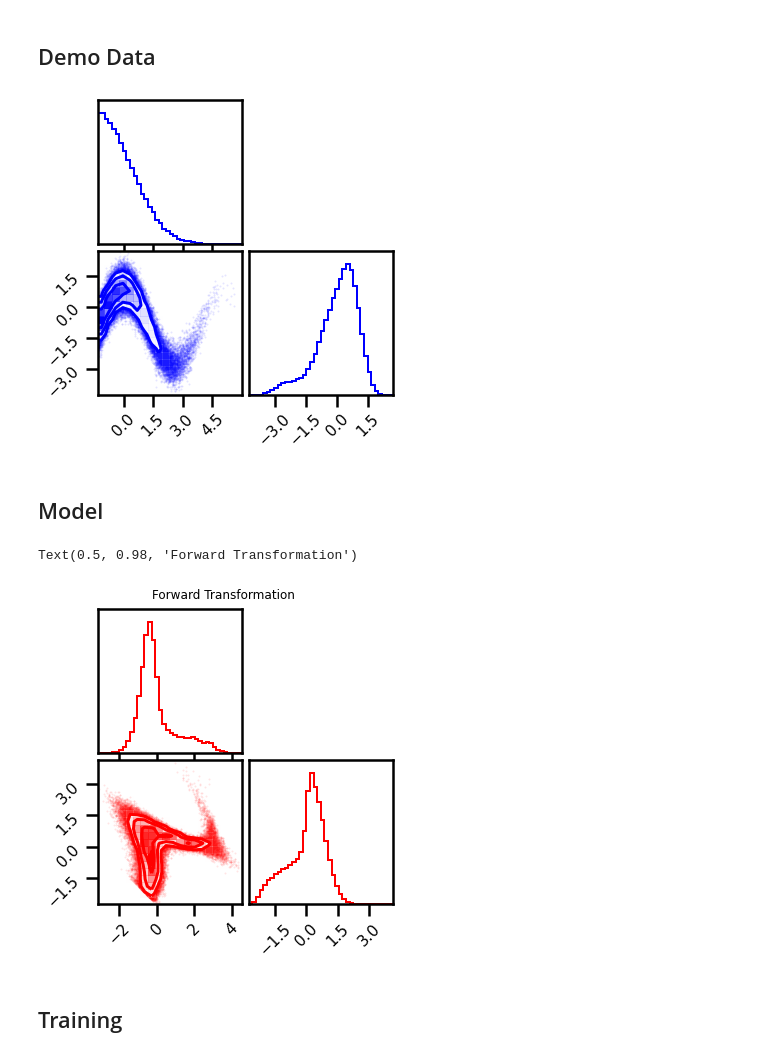
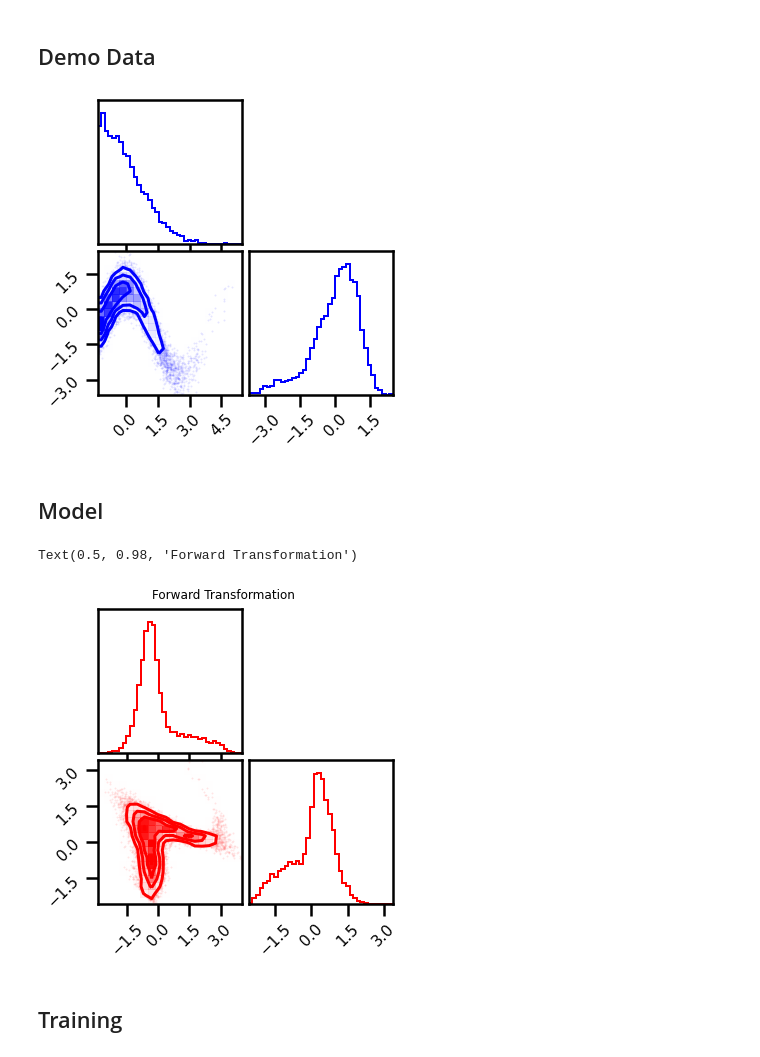
Before and after one commit to IPL-UV/rbig_jax, a Jupyter notebook: jupyterbook/content/iterative/demos/rbig_building_blocks_sampling.ipynb, the cells around one changed output. Drawn from its saved outputs; the diff is of its cells as text; code cells hidden in the pictures.

```diff
--- a/jupyterbook/content/iterative/demos/rbig_building_blocks_sampling.ipynb
+++ b/jupyterbook/content/iterative/demos/rbig_building_blocks_sampling.ipynb
@@ -64,24 +66,24 @@ The autoreload extension is already loaded. To reload it, use:
 # %%
 from sklearn.preprocessing import StandardScaler
 from rbig_jax.data import NoisySineDataset as PlaneDataset
 
 # %%wandb
 # get data
 seed = 123
-n_samples = 100_000
+n_samples = 10_000
 n_features = 2
 # create dataset
 ds = PlaneDataset(n_samples=n_samples, seed=123)
 
 data = ds[:]
 # standardize data
 scaler = StandardScaler().fit(data)
 data = scaler.transform(data)
 
 # plot data
 fig = corner.corner(data, color="blue", hist_bin_factor=2)
 # %% [output]
-[figure, old version]
+[figure, new version]
 # %%
 X = jnp.array(data, dtype=np.float64)
 # %% [markdown]
@@ -136,7 +134,7 @@ fig = corner.corner(X_g, color="red", hist_bin_factor=2)
 fig.suptitle("Forward Transformation")
 # %% [output]
 Text(0.5, 0.98, 'Forward Transformation')
-[figure, old version]
+[figure, new version]
 # %% [markdown]
 ## Training
 # %%
```
Also changed, not shown: parts of 17 cells of this notebook, 13 other files.
